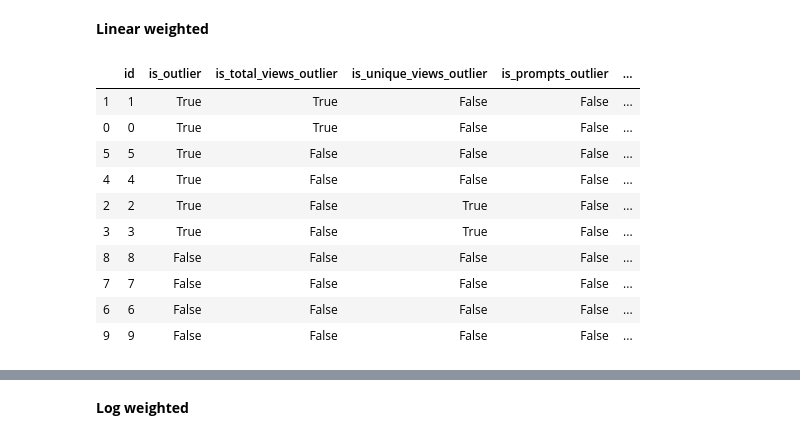
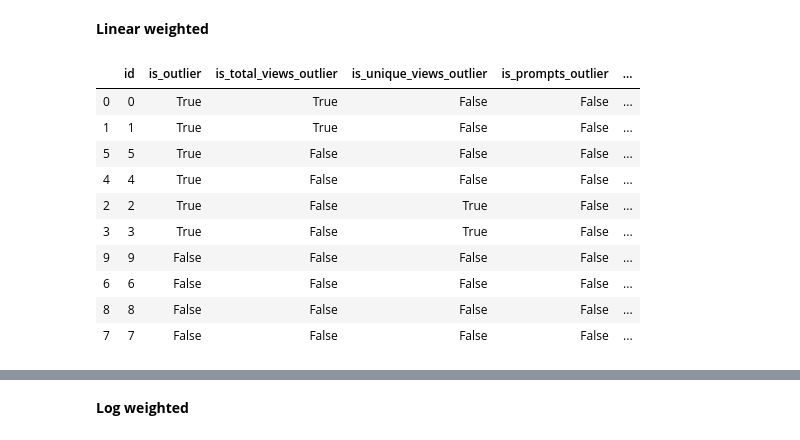
Before and after one commit to fmeiraf/dd_tokenomics, a Jupyter notebook: genesis_cohort_reward_function/reward_function.ipynb, the cells around one changed output, grey strips where cells are left out. Cells and saved outputs as stored; diff of their text form; code cells hidden in the pictures.

Commit message:
added random seed function to have deterministic results

```diff
--- a/genesis_cohort_reward_function/reward_function.ipynb
+++ b/genesis_cohort_reward_function/reward_function.ipynb
@@ -83,13 +83,16 @@ class TestGenerator:
 
 
 
-    def generate_users(self):
+    def generate_users(self, random_seed:int=None):
         simulated_users = []
         tviews_ext_counter = 0
         uvies_ext_counter = 0
         prompts_ext_counter = 0
         curator_ext_counter = 0
         can_distribued_extreme_value = True  #this created a randomness to extremes, otherwise all possible extremes goes to the first user only
+
+        if random_seed:
+            random.seed(random_seed)
 
         for x in range(self.number_of_users_to_genereate):
             user_data = {'id': x}
@@ -167,9 +170,9 @@ class TestGenerator:
 
         return simulated_users
 
-    def generate_user_with_scores(self, reward_function_weights:list = [0.1, 0.1, 0.4, 0.4]):
+    def generate_user_with_scores(self, reward_function_weights:list = [0.1, 0.1, 0.4, 0.4], random_seed:int=None):
         if self.simulated_users == None:
-            self.generate_users()
+            self.generate_users(random_seed=random_seed)
 
         final_data = []
         for user in self.simulated_users:
@@ -386,42 +357,42 @@ test_parameters = {
     'total_unique_views_average':30,
     'total_prompts_created_average':10,
     'total_curator_views_average': 15,
     'average_curator_score': 10 ,
     'number_of_curator_views':  5,
     'reward_function': linear_sum,
     'curator_views_compact':True,
     'curator_scores_compact':True,
     'total_views_compact':True,
     'unique_views_compact':True,
     'prompts_compact':True,
-    'compact_factor':0.35,
+    'compact_factor':0.4,
     'extreme_factor':20,
     'extreme_perc': 0.2,
     'curator_scores_extreme':True,
     'total_views_extreme': True,
     'unique_views_extreme': True,
     'prompts_extreme': False,
     'curator_scores_constant': False,
     'total_views_constant': False,
     'unique_views_constant': False,
     'prompts_constant': False,
 
 }
 
 sim_test = TestGenerator(**test_parameters)
 
-sim_dt = pd.DataFrame(sim_test.generate_user_with_scores())
+sim_dt = pd.DataFrame(sim_test.generate_user_with_scores(random_seed=1))
 
 sim_dt.sort_values('final_score', ascending=False)
 # %% [output]
 |  | id | is_outlier | is_total_views_outlier | is_unique_views_outlier | is_prompts_outlier | ... |
+| 0 | 0 | True | True | False | False | ... |
 | 1 | 1 | True | True | False | False | ... |
-| 0 | 0 | True | True | False | False | ... |
 | 5 | 5 | True | False | False | False | ... |
 | 4 | 4 | True | False | False | False | ... |
 | 2 | 2 | True | False | True | False | ... |
 | 3 | 3 | True | False | True | False | ... |
+| 9 | 9 | False | False | False | False | ... |
+| 6 | 6 | False | False | False | False | ... |
 | 8 | 8 | False | False | False | False | ... |
 | 7 | 7 | False | False | False | False | ... |
-| 6 | 6 | False | False | False | False | ... |
-| 9 | 9 | False | False | False | False | ... |
```
Also changed, not shown: parts of 14 cells of this notebook.
